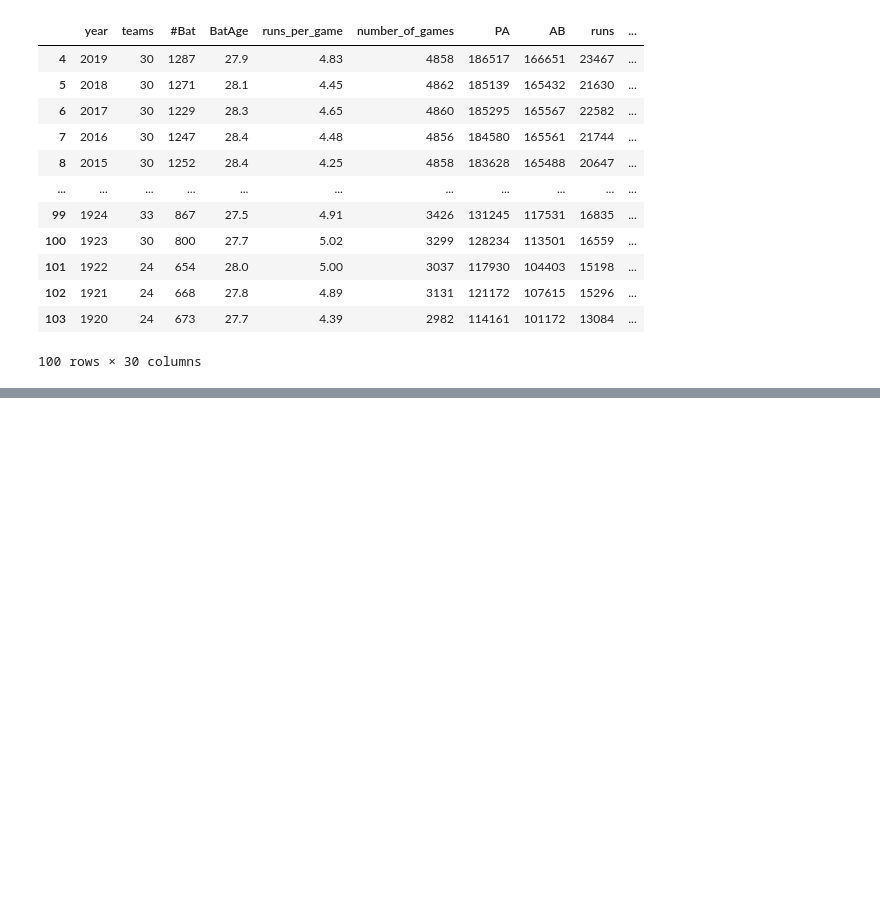
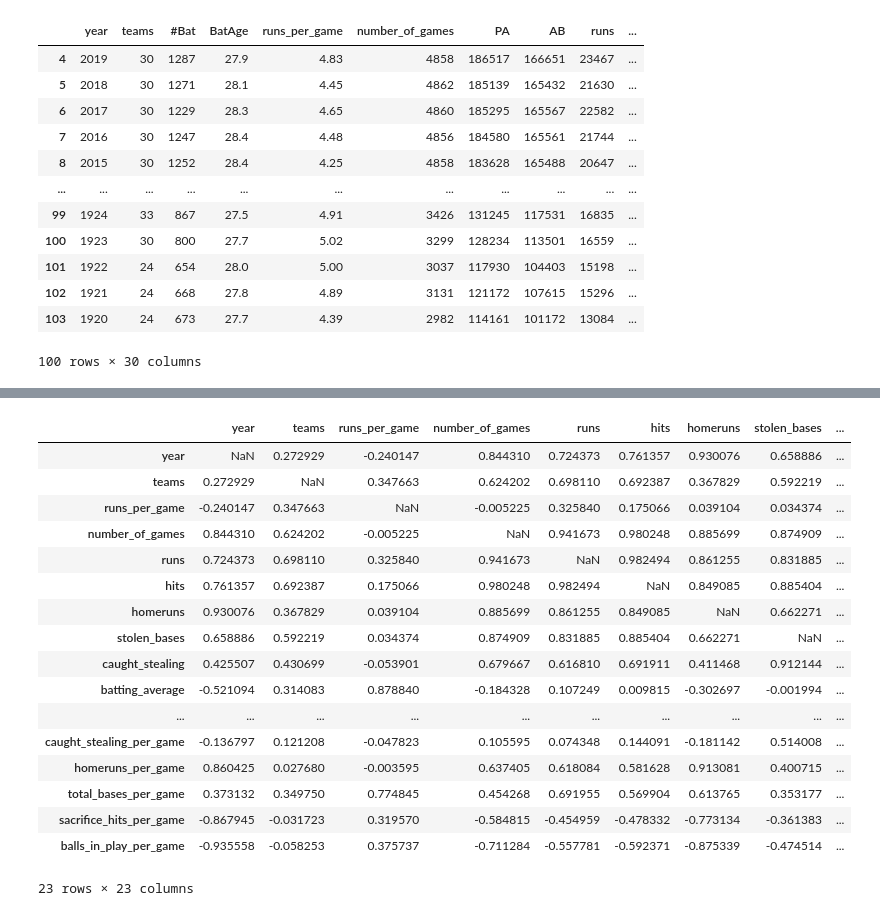
Before and after one commit to digital-buddha42/Baseball-Run-Correlations, a Jupyter notebook: Baseball Project.ipynb, the cells around one changed output, grey strips where cells are left out. Cells and saved outputs as stored; diff of their text form; code cells hidden in the pictures; blank space fills up the shorter version.

Commit message:
Identified positively correlated columns.

```diff
--- a/Baseball Project.ipynb
+++ b/Baseball Project.ipynb
@@ -90,9 +90,9 @@ cleaned_hitting_df
 | 103 | 1920 | 24 | 673 | 27.7 | 4.39 | 2982 | 114161 | 101172 | 13084 | ... |
 100 rows × 30 columns
 # %%
-cleaned_hitting_df = cleaned_hitting_df[['Year','Teams','runs_per_game','number_of_games','runs','hits',
-                                         'homeruns','caught_stealing','batting_average',
+cleaned_hitting_df = cleaned_hitting_df[['year','teams','runs_per_game','number_of_games','runs','hits',
+                                         'homeruns','stolen_bases','caught_stealing','batting_average',
                                         'on_base_percentage','slugging_percentage','on_base_plus_slugging_percentage',
                                         'total_bases','sacrifice_hits','balls_in_play']]
-cleaned_hitting_df
+cleaned_hitting_df.head()
 # %% [output]
@@ -99,0 +105,10 @@ KeyError: "['Year', 'Teams'] not in index"
+# %%
+cleaned_hitting_df['hits_per_game'] = cleaned_hitting_df['hits']/cleaned_hitting_df['number_of_games']
+cleaned_hitting_df['stolen_bases_per_game'] = cleaned_hitting_df['stolen_bases']/cleaned_hitting_df['number_of_games']
+cleaned_hitting_df['caught_stealing_per_game'] = cleaned_hitting_df['caught_stealing']/cleaned_hitting_df['number_of_games']
+cleaned_hitting_df['homeruns_per_game'] = cleaned_hitting_df['homeruns']/cleaned_hitting_df['number_of_games']
+cleaned_hitting_df['total_bases_per_game'] = cleaned_hitting_df['total_bases']/cleaned_hitting_df['number_of_games']
+cleaned_hitting_df['sacrifice_hits_per_game'] = cleaned_hitting_df['sacrifice_hits']/cleaned_hitting_df['number_of_games']
+cleaned_hitting_df['balls_in_play_per_game'] = cleaned_hitting_df['balls_in_play']/cleaned_hitting_df['number_of_games']
+
+cleaned_hitting_df.head()
@@ -99,0 +140,24 @@ KeyError: "['Year', 'Teams'] not in index"
+# %%
+correlation_df = cleaned_hitting_df.corr()
+correlation_df = correlation_df[((correlation_df > 0.9) | (correlation_df < 0.9) ) & (correlation_df != 1.0)]
+
+correlation_df
+# %% [output]
+|  | year | teams | runs_per_game | number_of_games | runs | hits | homeruns | stolen_bases | ... |
+| year | NaN | 0.272929 | -0.240147 | 0.844310 | 0.724373 | 0.761357 | 0.930076 | 0.658886 | ... |
+| teams | 0.272929 | NaN | 0.347663 | 0.624202 | 0.698110 | 0.692387 | 0.367829 | 0.592219 | ... |
+| runs_per_game | -0.240147 | 0.347663 | NaN | -0.005225 | 0.325840 | 0.175066 | 0.039104 | 0.034374 | ... |
+| number_of_games | 0.844310 | 0.624202 | -0.005225 | NaN | 0.941673 | 0.980248 | 0.885699 | 0.874909 | ... |
+| runs | 0.724373 | 0.698110 | 0.325840 | 0.941673 | NaN | 0.982494 | 0.861255 | 0.831885 | ... |
+| hits | 0.761357 | 0.692387 | 0.175066 | 0.980248 | 0.982494 | NaN | 0.849085 | 0.885404 | ... |
+| homeruns | 0.930076 | 0.367829 | 0.039104 | 0.885699 | 0.861255 | 0.849085 | NaN | 0.662271 | ... |
+| stolen_bases | 0.658886 | 0.592219 | 0.034374 | 0.874909 | 0.831885 | 0.885404 | 0.662271 | NaN | ... |
+| caught_stealing | 0.425507 | 0.430699 | -0.053901 | 0.679667 | 0.616810 | 0.691911 | 0.411468 | 0.912144 | ... |
+| batting_average | -0.521094 | 0.314083 | 0.878840 | -0.184328 | 0.107249 | 0.009815 | -0.302697 | -0.001994 | ... |
+| ... | ... | ... | ... | ... | ... | ... | ... | ... | ... |
+| caught_stealing_per_game | -0.136797 | 0.121208 | -0.047823 | 0.105595 | 0.074348 | 0.144091 | -0.181142 | 0.514008 | ... |
+| homeruns_per_game | 0.860425 | 0.027680 | -0.003595 | 0.637405 | 0.618084 | 0.581628 | 0.913081 | 0.400715 | ... |
+| total_bases_per_game | 0.373132 | 0.349750 | 0.774845 | 0.454268 | 0.691955 | 0.569904 | 0.613765 | 0.353177 | ... |
+| sacrifice_hits_per_game | -0.867945 | -0.031723 | 0.319570 | -0.584815 | -0.454959 | -0.478332 | -0.773134 | -0.361383 | ... |
+| balls_in_play_per_game | -0.935558 | -0.058253 | 0.375737 | -0.711284 | -0.557781 | -0.592371 | -0.875339 | -0.474514 | ... |
+23 rows × 23 columns
```
Also changed, not shown: parts of 2 cells of this notebook.
